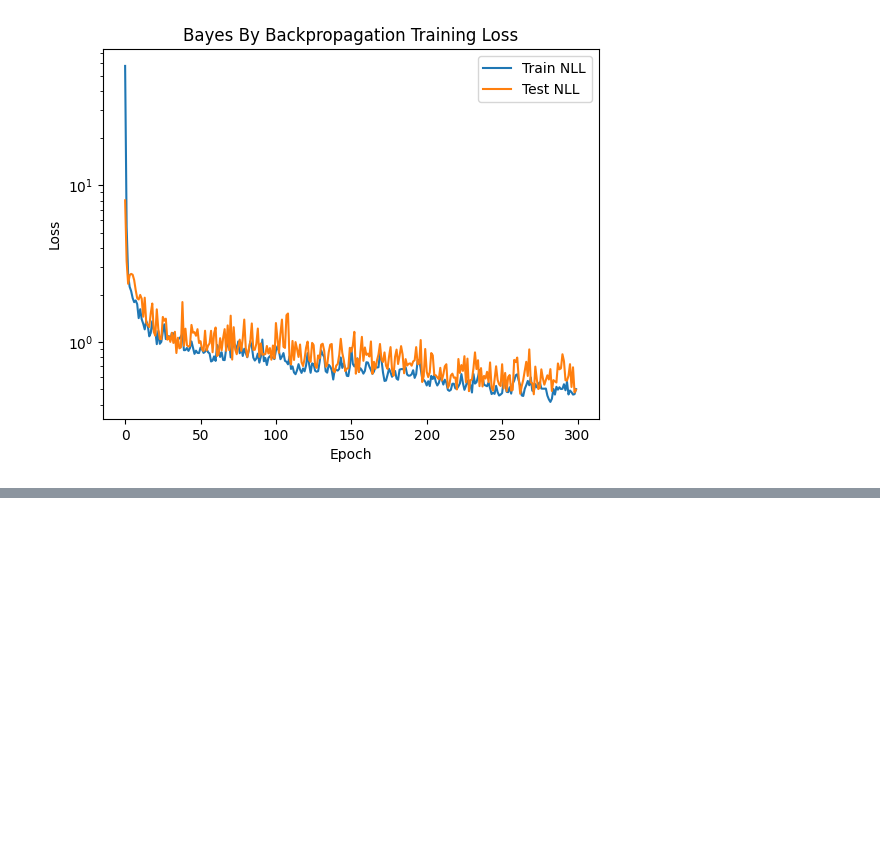
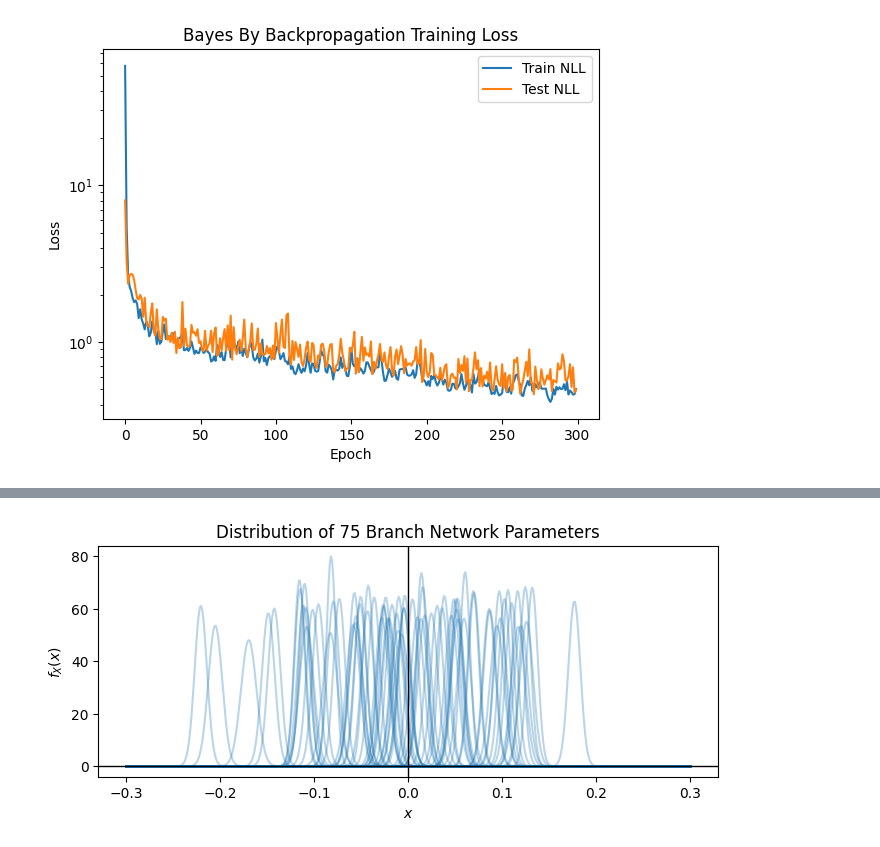
Before and after one commit to ponkrshnan/SIAM_MS24_tutorial, a Jupyter notebook: Elasticity_examples/Bayesian_linear_elasticity.ipynb, the cells around one changed output, grey strips where cells are left out. Drawn from its saved outputs; the diff is of its cells as text; code cells hidden in the pictures; blank space fills up the shorter version.

Commit message:
added plot of network distributions

```diff
--- a/Elasticity_examples/Bayesian_linear_elasticity.ipynb
+++ b/Elasticity_examples/Bayesian_linear_elasticity.ipynb
@@ -192,8 +218,8 @@ ax.set_yscale('log')
 # %% [output]
 [figure]
 # %%
-# Evaluate test data and save results
 def eval_model(test_data, model, uq=False):
+    """Evaluate test data and save results"""
     if uq:
         model.train()
     else:
@@ -238,0 +278,19 @@ savemat('Bayesian_Elastic_plate.mat',
+# %%
+from UQpy.distributions import Normal
+mean = model.branch_network.fnn[0].weight_mu.flatten()
+rho = model.branch_network.fnn[0].weight_sigma.flatten()
+standard_deviation = torch.log(1 + torch.exp(rho))
+
+n = 75
+x = np.linspace(-0.3, 0.3, num=500)
+fig, ax = plt.subplots(figsize=(8, 3))
+for i in range(n):
+    distribution = Normal(float(mean[i]), float(standard_deviation[i]))
+    ax.plot(x, distribution.pdf(x), color="tab:blue", alpha=0.3)
+ax.set_title(f"Distribution of {n} Branch Network Parameters")
+ax.set(xlabel="$x$", ylabel="$f_X(x)$")
+ax.axvline(0, color="black", lw=1)
+ax.axhline(0, color="black", lw=1)
+plt.show()
+# %% [output]
+[figure, added]
```
Also changed, not shown: parts of 7 cells of this notebook.
